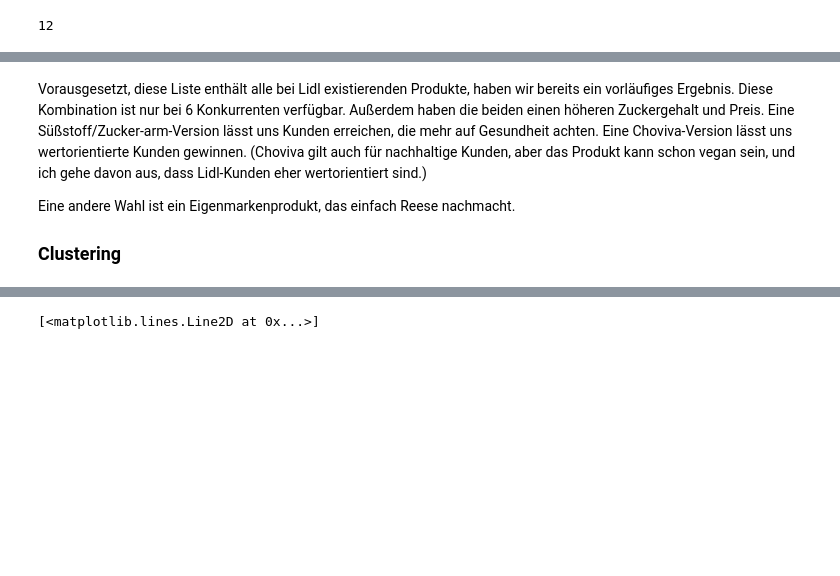
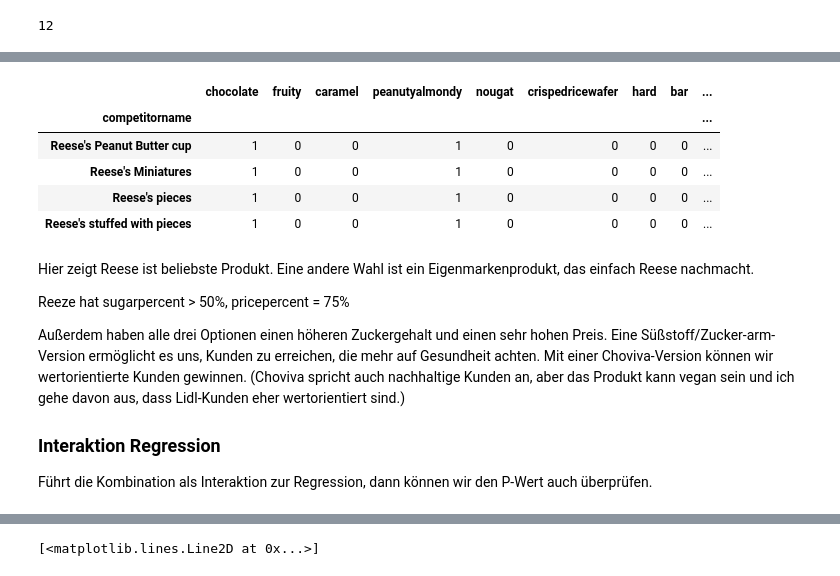
Before and after one commit to amanda8412383/candy_ranking, a Jupyter notebook: etl.ipynb, the cells around one changed output, grey strips where cells are left out. Saved outputs shown, nothing was run; the diff lists cells and outputs as text; code cells hidden in the pictures; blank space fills up the shorter version.

```diff
--- a/etl.ipynb
+++ b/etl.ipynb
@@ -230,6 +274,22 @@ df_anzahl.sort_values('winpercent', ascending=False)
+# %%
+df_Reese = df_anzahl[df_anzahl.index.str.contains('Reese')]
+df_Reese.sort_values('winpercent', ascending=False).head(10)
+# %% [output]
+|  | chocolate | fruity | caramel | peanutyalmondy | nougat | crispedricewafer | hard | bar | ... |
+| competitorname |  |  |  |  |  |  |  |  | ... |
+| Reese's Peanut Butter cup | 1 | 0 | 0 | 1 | 0 | 0 | 0 | 0 | ... |
+| Reese's Miniatures | 1 | 0 | 0 | 1 | 0 | 0 | 0 | 0 | ... |
+| Reese's pieces | 1 | 0 | 0 | 1 | 0 | 0 | 0 | 0 | ... |
+| Reese's stuffed with pieces | 1 | 0 | 0 | 1 | 0 | 0 | 0 | 0 | ... |
 # %% [markdown]
-Vorausgesetzt, diese Liste enthält alle bei Lidl existierenden Produkte, haben wir bereits ein vorläufiges Ergebnis. Diese Kombination ist nur bei 6 Konkurrenten verfügbar. Außerdem haben die beiden einen höheren Zuckergehalt und Preis. Eine Süßstoff/Zucker-arm-Version lässt uns Kunden erreichen, die mehr auf Gesundheit achten. Eine Choviva-Version lässt uns wertorientierte Kunden gewinnen. (Choviva gilt auch für nachhaltige Kunden, aber das Produkt kann schon vegan sein, und ich gehe davon aus, dass Lidl-Kunden eher wertorientiert sind.)
 
-Eine andere Wahl ist ein Eigenmarkenprodukt, das einfach Reese nachmacht.
 
-### Clustering
+Hier zeigt Reese ist beliebste Produkt. Eine andere Wahl ist ein Eigenmarkenprodukt, das einfach Reese nachmacht.
+
+Reeze hat sugarpercent > 50%, pricepercent = 75%
+
+
+Außerdem haben alle drei Optionen einen höheren Zuckergehalt und einen sehr hohen Preis. Eine Süßstoff/Zucker-arm-Version ermöglicht es uns, Kunden zu erreichen, die mehr auf Gesundheit achten. Mit einer Choviva-Version können wir wertorientierte Kunden gewinnen. (Choviva spricht auch nachhaltige Kunden an, aber das Produkt kann vegan sein und ich gehe davon aus, dass Lidl-Kunden eher wertorientiert sind.)
+
+### Interaktion Regression
+Führt die Kombination als Interaktion zur Regression, dann können wir den P-Wert auch überprüfen.
```
Also changed, not shown: parts of 25 cells of this notebook.
